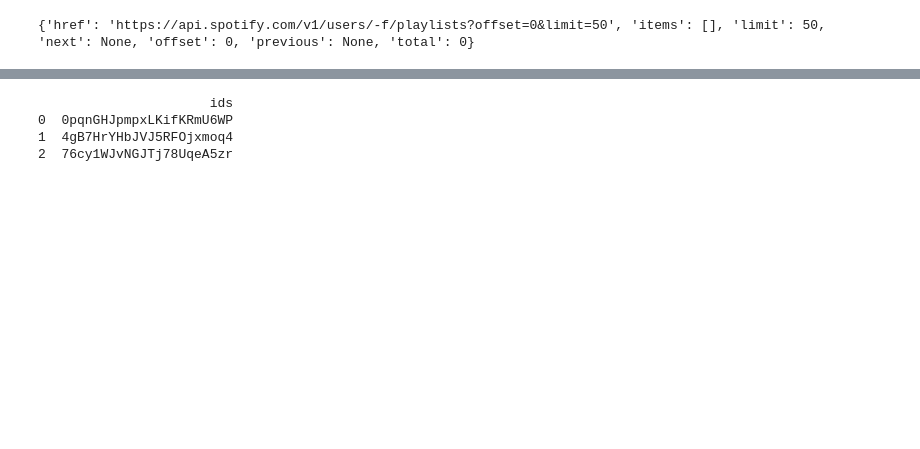
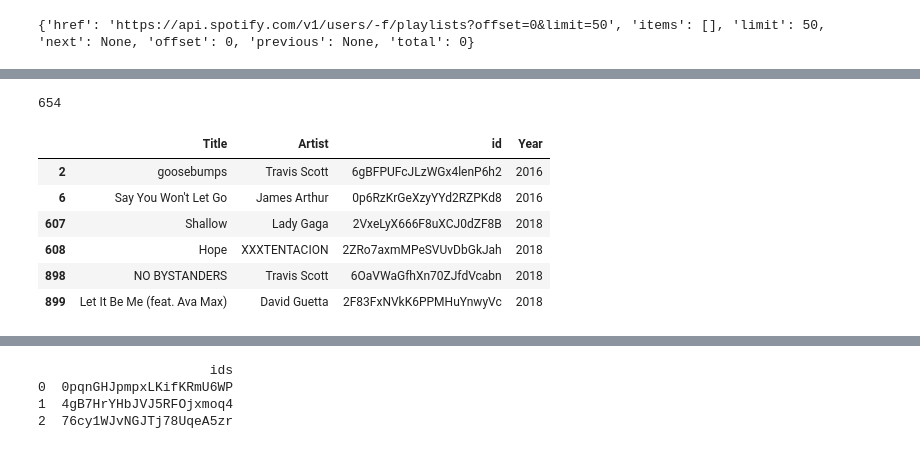
Before and after one commit to makaralis/Music-Project, a Jupyter notebook: FinalProject/getDataFromSpotify.ipynb, the cells around one changed output, grey strips where cells are left out. Saved outputs shown, nothing was run; the diff lists cells and outputs as text; code cells hidden in the pictures; blank space fills up the shorter version.

```diff
--- a/FinalProject/getDataFromSpotify.ipynb
+++ b/FinalProject/getDataFromSpotify.ipynb
@@ -79,3 +146,16 @@ We had the option to include 'popularity' column but as it's an updated data to
+# %%
+df_spotipy_no = df_spotipy_no[~df_spotipy_no['Title'].str.contains('[א-ת]', regex = True)]
+print(len(df_spotipy_no))
+df_spotipy_no.iloc[np.r_[0:2, mid:mid+2, -2:0]]
+# %% [output]
+654
+|  | Title | Artist | id | Year |
+| 2 | goosebumps | Travis Scott | 6gBFPUFcJLzWGx4lenP6h2 | 2016 |
+| 6 | Say You Won't Let Go | James Arthur | 0p6RzKrGeXzyYYd2RZPKd8 | 2016 |
+| 607 | Shallow | Lady Gaga | 2VxeLyX666F8uXCJ0dZF8B | 2018 |
+| 608 | Hope | XXXTENTACION | 2ZRo7axmMPeSVUvDbGkJah | 2018 |
+| 898 | NO BYSTANDERS | Travis Scott | 6OaVWaGfhXn70ZJfdVcabn | 2018 |
+| 899 | Let It Be Me (feat. Ava Max) | David Guetta | 2F83FxNVkK6PPMHuYnwyVc | 2018 |
 # %%
 from spotipy.oauth2 import SpotifyClientCredentials
 import spotipy
```
Also changed, not shown: parts of 16 cells of this notebook.
